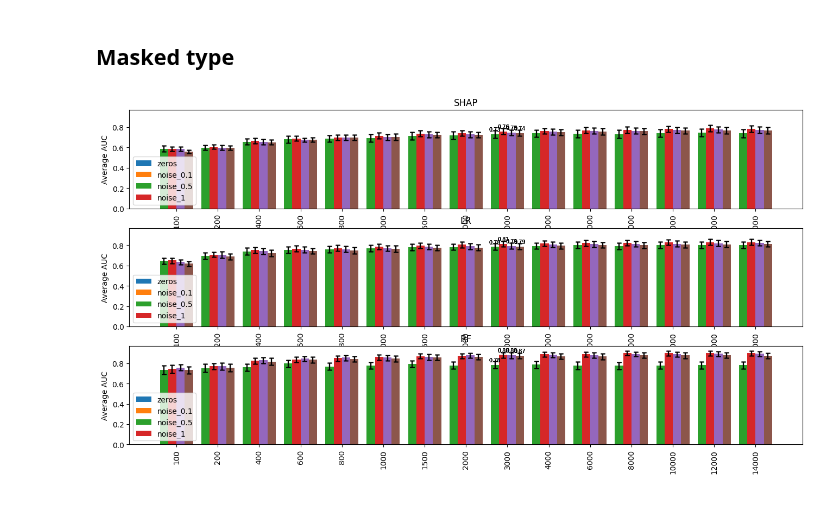
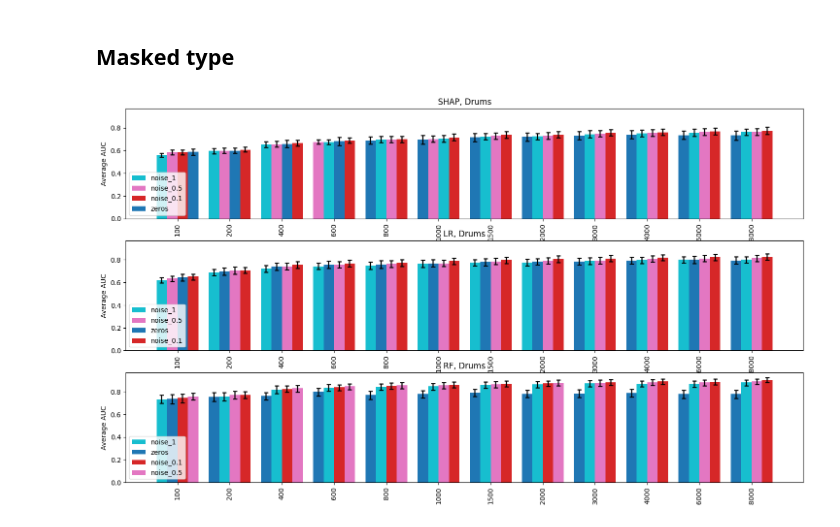
Before and after one commit to ceciliabolanos/explain_where, a Jupyter notebook: plots/sample_noise_evaluation.ipynb, the cells around one changed output. Drawn from its saved outputs; the diff is of its cells as text; code cells hidden in the pictures.

```diff
--- a/plots/sample_noise_evaluation.ipynb
+++ b/plots/sample_noise_evaluation.ipynb
@@ -183,30 +183,34 @@ plt.show()
 # %% [markdown]
 ## Masked type
 # %%
+import matplotlib.cm as cm
+import numpy as np
+
 def barplot_with_ci(ax, data, dataset_name, metric, samples, names, legend=False):
-    """
-    data: dict con estructura:
-          data[name][sample] = (mean, (ci_low, ci_high))
-    """
     n_names = len(names)
-    x = np.arange(len(samples))  # posiciones para cada sample
-    width = 0.2  # ancho de cada barra (ajustar según n_names)
+    x = np.arange(len(samples))
+    width = 0.1
 
+    # usar un colormap con n colores distintos
+    cmap = cm.get_cmap("tab10", n_names)
     bars_dict = {}
 
-    for i, name in enumerate(names):
-        means = [data[name][s][0] for s in samples]
-        ci_lows = [data[name][s][1][0] for s in samples]
-        ci_highs = [data[name][s][1][1] for s in samples]
+    for j, s in enumerate(samples):
+        # recolectar todos los valores para este sample
+        sample_means = [(name, data[name][s][0]) for name in names]
+        sample_means_sorted = sorted(sample_means, key=lambda x: x[1])  # menor → mayor
 
-        yerr = [np.array(means) - np.array(ci_lows), np.array(ci_highs) - np.array(means)]
+        for i, (name, mean) in enumerate(sample_means_sorted):
+            ci_low, ci_high = data[name][s][1]
+            yerr = [[mean - ci_low], [ci_high - mean]]
 
-        # desplazar cada grupo de barras
-        offsets = x + (i - n_names/2) * width + width/2
+            # offset para mantener las barras ordenadas
+            offset = x[j] + (i - n_names/2) * width + width/2
 
-        bars = ax.bar(offsets, means, width, yerr=yerr, capsize=3, label=name)
-        bars_dict[name] = bars
-
+            color = cmap(names.index(name))  # color consistente por name
+            bars = ax.bar(offset, mean, width, yerr=yerr, capsize=3,
+                          label=name if j == 0 else "", color=color)
+            bars_dict[name] = bars
 
     ax.set_title(dataset_name)
     ax.set_ylabel(metric)
@@ -219,23 +223,25 @@ def barplot_with_ci(ax, data, dataset_name, metric, samples, names, legend=False
     return bars_dict
 # %%
 names = ["zeros",'noise_0.1', 'noise_0.5', 'noise_1']
-fig, axs = plt.subplots(len(methods), 1, figsize=(16, 8), sharey=True)
+samples = [100, 200, 400, 600, 800, 1000, 1500, 2000, 3000, 4000, 6000, 8000]
+
+fig, axs = plt.subplots(len(methods), 1, figsize=(18, 10), sharey=True)
 
 for methodi, method in enumerate(methods):
     for namei, name in enumerate(names):
         ax = axs[methodi]
         base_path = f"/home/ec2-user/evaluations_sample_noise/drums"
 
         data2plot = OrderedDict()
         for n in names:
             data2plot[n] = OrderedDict()
             for sample in samples:
                 file_path = f"{base_path}/auc_relaxed_{method}_{n}_samples{sample}_{intersection}.tsv"
                 df_combination = pd.read_csv(file_path, sep="\t")
                 values = df_combination["roc_auc"]
                 perf = mean_with_confint(values)  # (mean, (ci_low, ci_high))
                 data2plot[n][sample] = perf
 
-        barplot_with_ci(ax, data2plot, f"{method}", metric_dict.get(metric, metric), samples, names, legend=(namei==0))
+        barplot_with_ci(ax, data2plot, f"{method}, Drums", metric_dict.get(metric, metric), samples, names, legend=(namei==0))
 # %% [output]
-[figure, old version]
+[figure, new version]
```
Also changed, not shown: parts of 19 cells of this notebook, 2 other files.
